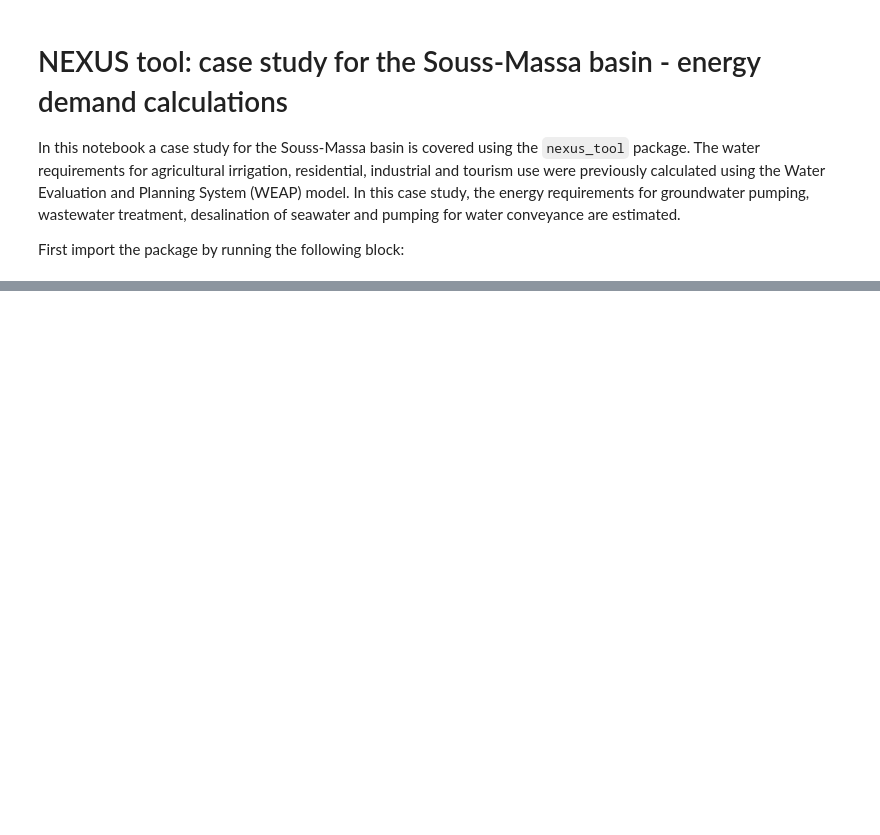
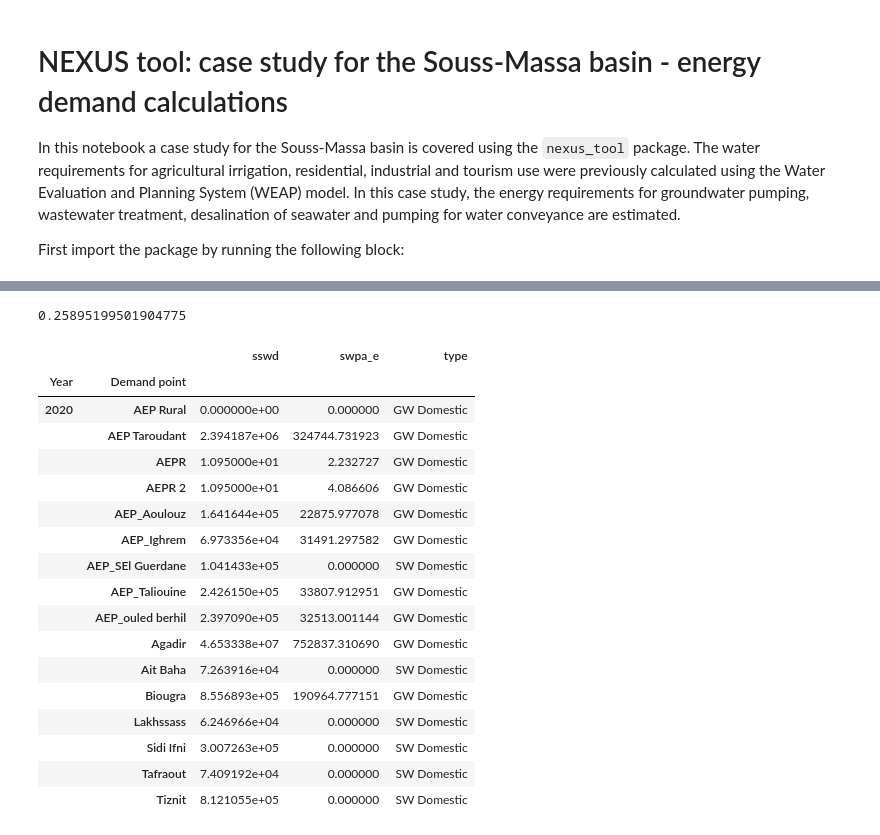
Before and after one commit to KTH-dESA/FAO, a Jupyter notebook: energy_demand_runner-Souss-Massa all scenarios.ipynb, the cells around one changed output, grey strips where cells are left out. Saved outputs shown, nothing was run; the diff lists cells and outputs as text; code cells hidden in the pictures; blank space fills up the shorter version.

Commit message:
first full version of energy calculations

```diff
--- a/energy_demand_runner-Souss-Massa all scenarios.ipynb
+++ b/energy_demand_runner-Souss-Massa all scenarios.ipynb
@@ -112,0 +154,25 @@ for scenario in scenarios:
+# %%
+energy/water
+# %% [output]
+0.25895199501904775
+# %%
+souss_massa.df.loc[(souss_massa.df.Year==2020)&(souss_massa.df.type.str.contains('Domestic'))].groupby(['Year','Demand point']).agg({'sswd': 'sum','swpa_e': 'sum', 'type': 'first'})
+# %% [output]
+|  |  | sswd | swpa_e | type |
+| Year | Demand point |  |  |  |
+| 2020 | AEP Rural | 0.000000e+00 | 0.000000 | GW Domestic |
+|  | AEP Taroudant | 2.394187e+06 | 324744.731923 | GW Domestic |
+|  | AEPR | 1.095000e+01 | 2.232727 | GW Domestic |
+|  | AEPR 2 | 1.095000e+01 | 4.086606 | GW Domestic |
+|  | AEP_Aoulouz | 1.641644e+05 | 22875.977078 | GW Domestic |
+|  | AEP_Ighrem | 6.973356e+04 | 31491.297582 | GW Domestic |
+|  | AEP_SEl Guerdane | 1.041433e+05 | 0.000000 | SW Domestic |
+|  | AEP_Taliouine | 2.426150e+05 | 33807.912951 | GW Domestic |
+|  | AEP_ouled berhil | 2.397090e+05 | 32513.001144 | GW Domestic |
+|  | Agadir | 4.653338e+07 | 752837.310690 | GW Domestic |
+|  | Ait Baha | 7.263916e+04 | 0.000000 | SW Domestic |
+|  | Biougra | 8.556893e+05 | 190964.777151 | GW Domestic |
+|  | Lakhssass | 6.246966e+04 | 0.000000 | SW Domestic |
+|  | Sidi Ifni | 3.007263e+05 | 0.000000 | SW Domestic |
+|  | Tafraout | 7.409192e+04 | 0.000000 | SW Domestic |
+|  | Tiznit | 8.121055e+05 | 0.000000 | SW Domestic |
```
Also changed, not shown: parts of 17 cells of this notebook, 2 other files.
